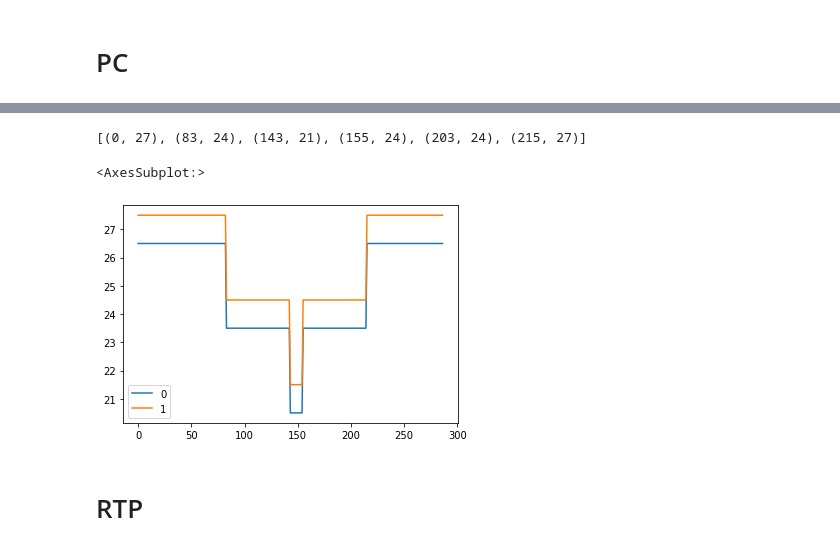
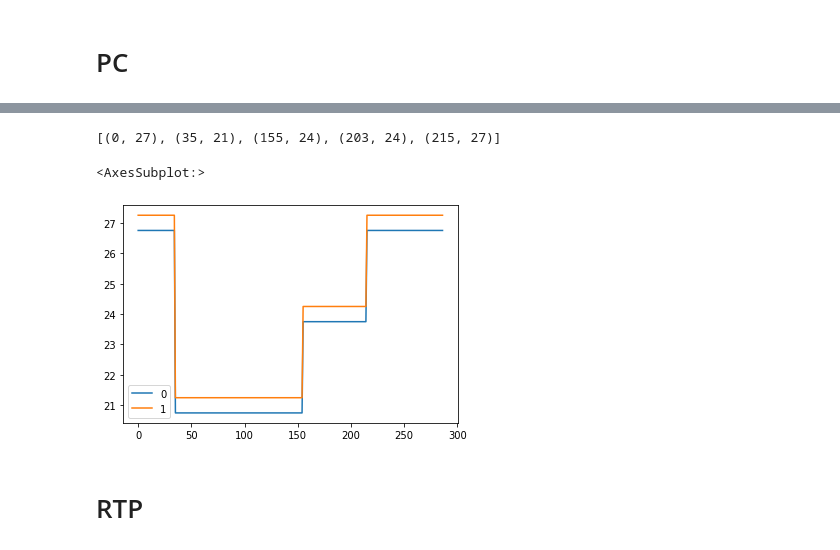
Before and after one commit to NREL/learning-building-control, a Jupyter notebook: lbc/experiments/calculate-rbc-setpoints.ipynb, the cells around one changed output, grey strips where cells are left out. Drawn from its saved outputs; the diff is of its cells as text; code cells hidden in the pictures.

```diff
--- a/lbc/experiments/calculate-rbc-setpoints.ipynb
+++ b/lbc/experiments/calculate-rbc-setpoints.ipynb
@@ -77,30 +81,33 @@ dr.default_config["PC"]
 # %%
 dr_start = hr_index(s.time_index, hr=13)
 dr_stop = hr_index(s.time_index, hr=17)
 
-precooling_start = dr_start - 12  # 5 min/step
+precooling_start = dr_start - 120  # 5 min/step
 precooling_stop = dr_start
 
 setpoints = [
     (0, 27),
-    (comfort_start, 24),
+    #(comfort_start, 24),
     (precooling_start, 21),
     (dr_start, 24),
     (dr_stop, 24),
     (comfort_stop, 27)
 ]
 
 print(setpoints)
 
-policy = RuleBasedControlPolicy(
-    setpoints=setpoints, num_steps=s.num_episode_steps,
-    cooling_p_flow=1., cooling_p_discharge_temp=.8)
+# policy = RuleBasedControlPolicy(
+#     setpoints=setpoints, num_steps=s.num_episode_steps,
+#     cooling_p_flow=1., cooling_p_discharge_temp=.8)
+
+policy = RBCPolicy(
+    setpoints=setpoints, scenario=s, p_flow=1., p_temp=.8)
 
 pd.DataFrame(policy.comfort_band).plot()
 # %% [output]
-[(0, 27), (83, 24), (143, 21), (155, 24), (203, 24), (215, 27)]
+[(0, 27), (35, 21), (155, 24), (203, 24), (215, 27)]
 <AxesSubplot:>
-[figure, old version]
+[figure, new version]
 # %% [markdown]
 # RTP
 # %%
```
Also changed, not shown: parts of 16 cells of this notebook, 4 other files.
